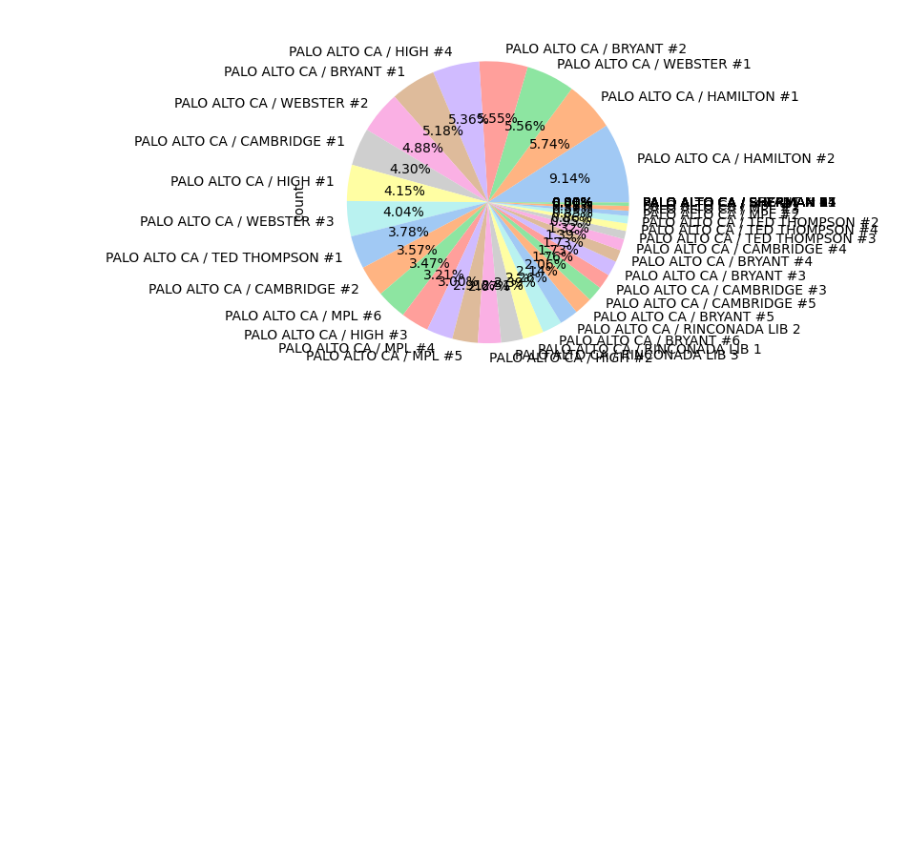
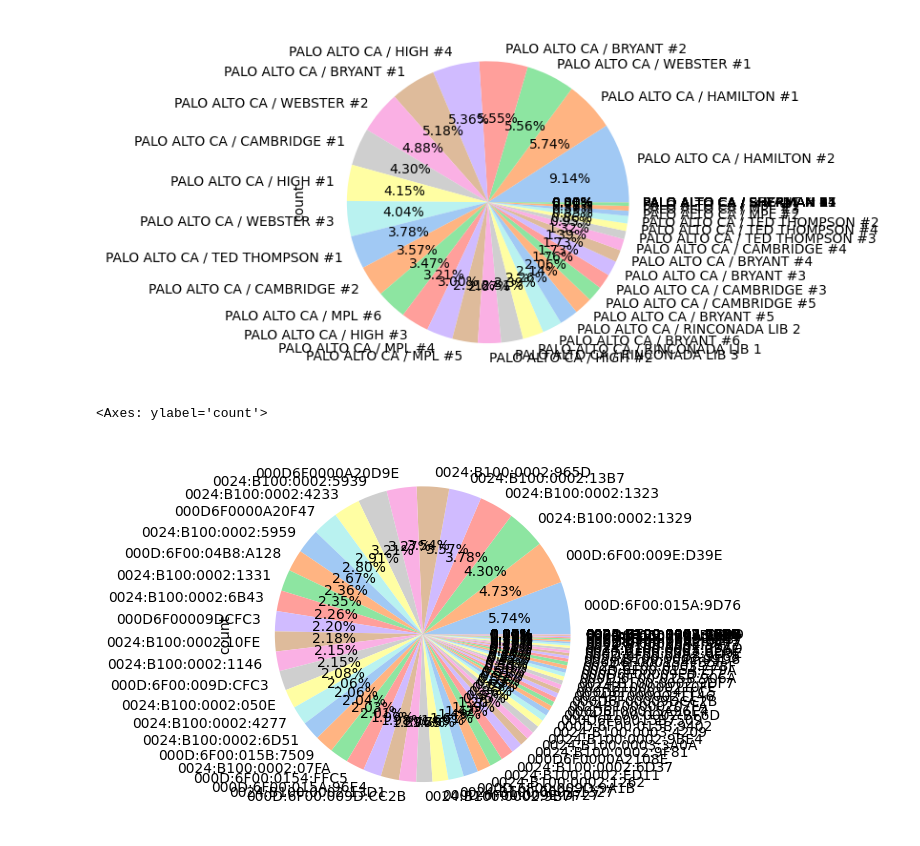
Before and after one commit to natvar55/IT496_Data_Voyagers_Project1, a Jupyter notebook: cp_202101203.ipynb, the cells around one changed output. Cells and saved outputs as stored; diff of their text form; code cells hidden in the pictures; blank space fills up the shorter version.

```diff
--- a/cp_202101203.ipynb
+++ b/cp_202101203.ipynb
@@ -49,3 +49,11 @@ station.plot(kind = 'pie', colors=piec_colors, autopct = '%1.2f%%')
 # %% [output]
 <Axes: ylabel='count'>
 [figure]
+# %%
+Mac_A=df['MAC Address'].value_counts()
+Mac_A
+piec_colors = sns.color_palette('pastel')[0:len(Mac_A)]
+Mac_A.plot(kind = 'pie', colors=piec_colors, autopct = '%1.2f%%')
+# %% [output]
+<Axes: ylabel='count'>
+[figure, added]
```
